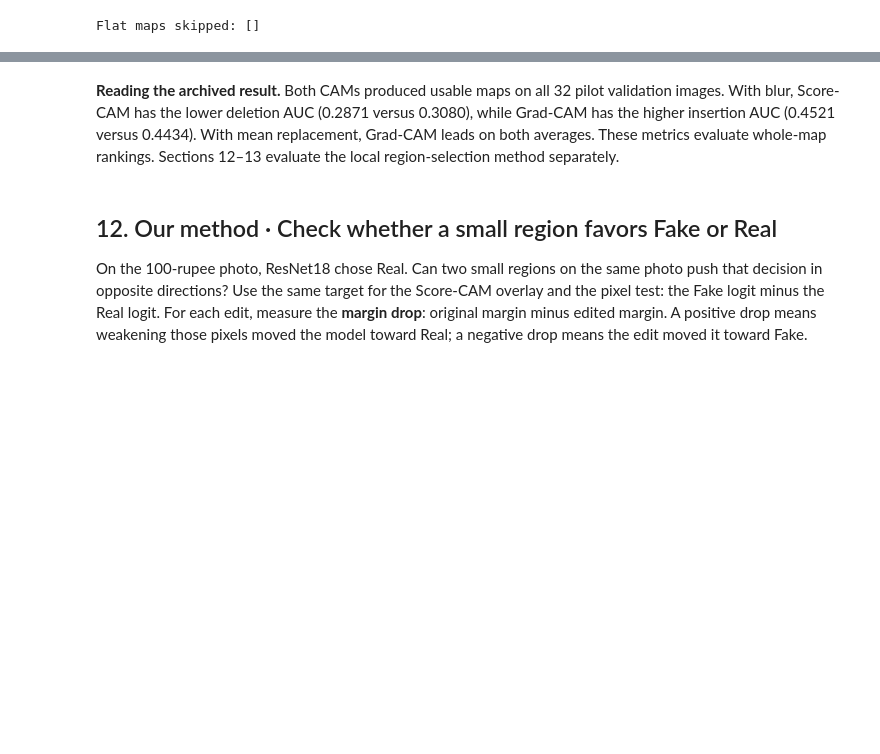
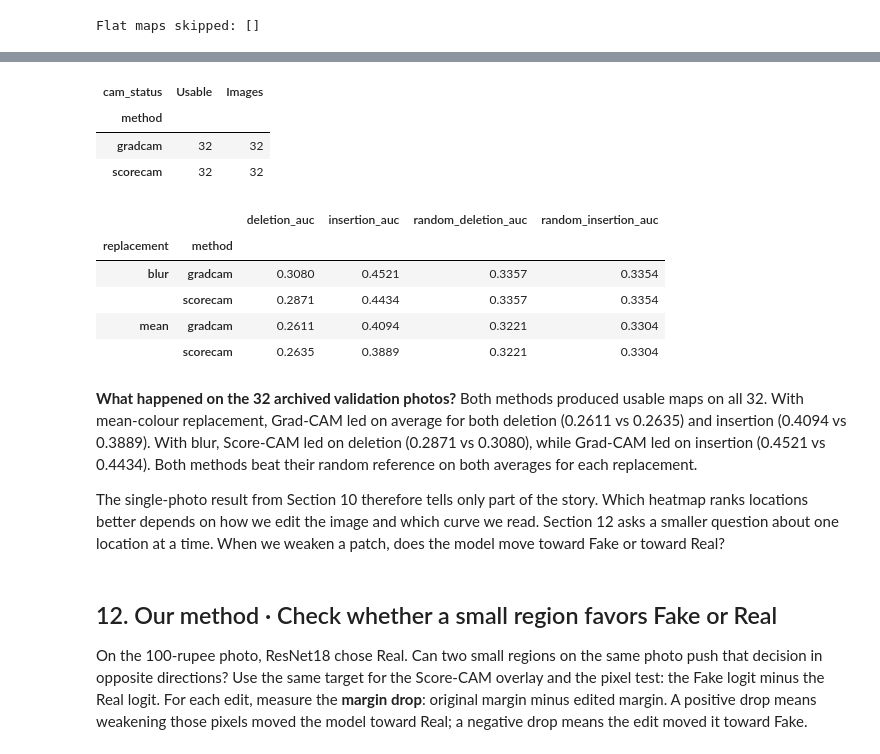
Before and after one commit to exileheadgrz/fakeBankNoteDetection, a Jupyter notebook: moneyDetectionFlassfier.ipynb, the cells around one changed output, grey strips where cells are left out. Saved outputs shown, nothing was run; the diff lists cells and outputs as text; code cells hidden in the pictures; blank space fills up the shorter version.

```diff
--- a/moneyDetectionFlassfier.ipynb
+++ b/moneyDetectionFlassfier.ipynb
@@ -1138,6 +1162,6 @@ Follow each line from left to right. Look for a low deletion curve and a high in
 # %%
 blocks = make_blocks(valid, 16)
-replacement = make_replacement(x, geometry, "mean", 31, 10)
+replacement = make_replacement(x, geometry, "mean")
 reference = score_batches(cam_model, replacement, 16)
 fractions = np.linspace(0, 1, 11)
 orders = {"Random blocks": random_pixels(blocks, file_sha256(IMAGE), 0, 42)}
@@ -1152,13 +1176,13 @@ for method, order in orders.items():
     areas[method] = curve_areas(curves)
     for ax, column in zip(axes, curves):
         ax.plot(curves.index, curves[column], marker=".", label=method)
-        ax.set(title=column, xlabel="Fraction of photo edited", ylim=(0, 1))
+for ax, column in zip(axes, ["Deletion", "Insertion"]):
+    ax.set(title=column, xlabel="Fraction of image edited", ylim=(0, 1))
 axes[0].set_ylabel("P(Fake)")
 axes[1].legend()
 fig.tight_layout()
 plt.show()
 display(pd.DataFrame.from_dict(areas, orient="index", columns=["Deletion AUC", "Insertion AUC"]).round(3))
-print("Flat maps skipped:", [m for m in METHODS if flat[m]])
 # %% [output]
 [figure]
 |  | Deletion AUC | Insertion AUC |
@@ -1218,24 +1257,21 @@ def validation_rows(model, sample):
 # %%
-validation_dir = Path("runs/cam_baselines_layer2_val_v1")
 if RUN_FULL_VALIDATION:
+    print("Recomputing with the current OpenCV resize")
     pilot_manifest = json.loads((PILOT_DATA / "manifest.json").read_text())
     assert pilot_manifest["class_to_idx"] == CLASS_TO_IDX
-    validation_samples = [sample for sample in pilot_manifest["samples"] if sample["split"] == "val"]
+    samples = [s for s in pilot_manifest["samples"] if s["split"] == "val"]
     rows = []
-    for i, sample in enumerate(validation_samples, start=1):
-        print(f"{i}/{len(validation_samples)}  {sample['destination']}")
+    for i, sample in enumerate(samples, start=1):
+        print(f"{i}/{len(samples)}  {sample['destination']}")
         rows.extend(validation_rows(cam_model, sample))
     validation = pd.DataFrame(rows)
 else:
-    print("Saved measurements for the pilot ResNet18 at layer2[-1]")
-    validation = pd.concat([pd.read_csv(validation_dir / method / "metrics.csv").assign(method=method)
-                            for method in METHODS], ignore_index=True)
-
-# Count usable maps, then average only over image/replacement pairs usable for both methods.
-usable = validation["cam_status"].eq("ok")
-display(validation.assign(usable=usable).drop_duplicates(["method", "sample_id"])
-        .groupby("method")["usable"].agg(["sum", "count"]).rename(columns={"sum": "Usable", "count": "Images"}))
-paired = usable.groupby([validation["sample_id"], validation["replacement"]]).transform("sum").eq(len(METHODS))
-columns = ["deletion_auc", "insertion_auc", "random_deletion_auc", "random_insertion_auc"]
-display(validation.loc[paired].groupby(["replacement", "method"])[columns].mean().round(4))
+    print("Reading saved measurements from the earlier resize filter")
+    validation_dir = Path("runs/cam_baselines_layer2_val_v1")
+    tables = []
+    for method in METHODS:
+        table = pd.read_csv(validation_dir / method / "metrics.csv")
+        table["method"] = method
+        tables.append(table)
+    validation = pd.concat(tables, ignore_index=True)
 # %% [output]
@@ -1253,5 +1285,30 @@ Saved measurements for the pilot ResNet18 at layer2[-1]
+# %%
+photos = validation.drop_duplicates(["method", "sample_id"])
+counts = pd.crosstab(photos["method"], photos["cam_status"])
+counts["Images"] = counts.sum(axis=1)
+display(counts.rename(columns={"ok": "Usable", "flat": "Flat"}))
+
+usable = validation[validation["cam_status"] == "ok"]
+paired = usable.groupby(["sample_id", "replacement"]).filter(
+    lambda pair: pair["method"].nunique() == len(METHODS)
+)
+metrics = ["deletion_auc", "insertion_auc", "random_deletion_auc", "random_insertion_auc"]
+display(paired.groupby(["replacement", "method"])[metrics].mean().round(4))
+# %% [output]
+| cam_status | Usable | Images |
+| method |  |  |
+| gradcam | 32 | 32 |
+| scorecam | 32 | 32 |
+|  |  | deletion_auc | insertion_auc | random_deletion_auc | random_insertion_auc |
+| replacement | method |  |  |  |  |
+| blur | gradcam | 0.3080 | 0.4521 | 0.3357 | 0.3354 |
+|  | scorecam | 0.2871 | 0.4434 | 0.3357 | 0.3354 |
+| mean | gradcam | 0.2611 | 0.4094 | 0.3221 | 0.3304 |
+|  | scorecam | 0.2635 | 0.3889 | 0.3221 | 0.3304 |
 # %% [markdown]
-**Reading the archived result.** Both CAMs produced usable maps on all 32 pilot validation images. With blur, Score-CAM has the lower deletion AUC (0.2871 versus 0.3080), while Grad-CAM has the higher insertion AUC (0.4521 versus 0.4434). With mean replacement, Grad-CAM leads on both averages. These metrics evaluate whole-map rankings. Sections 12–13 evaluate the local region-selection method separately.
+**What happened on the 32 archived validation photos?** Both methods produced usable maps on all 32. With mean-colour replacement, Grad-CAM led on average for both deletion (0.2611 vs 0.2635) and insertion (0.4094 vs 0.3889). With blur, Score-CAM led on deletion (0.2871 vs 0.3080), while Grad-CAM led on insertion (0.4521 vs 0.4434). Both methods beat their random reference on both averages for each replacement.
+
+The single-photo result from Section 10 therefore tells only part of the story. Which heatmap ranks locations better depends on how we edit the image and which curve we read. Section 12 asks a smaller question about one location at a time. When we weaken a patch, does the model move toward Fake or toward Real?
 # %% [markdown]
 ## 12. Our method · Check whether a small region favors Fake or Real
 
```
Also changed, not shown: parts of 38 cells of this notebook.
